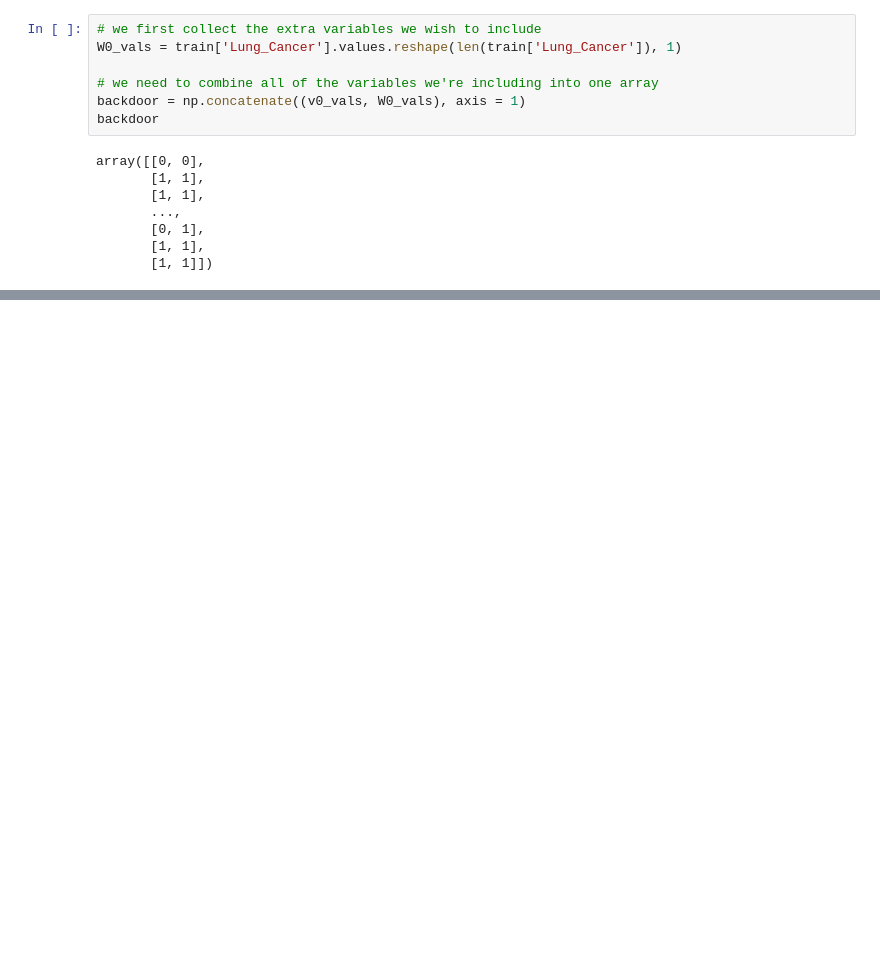
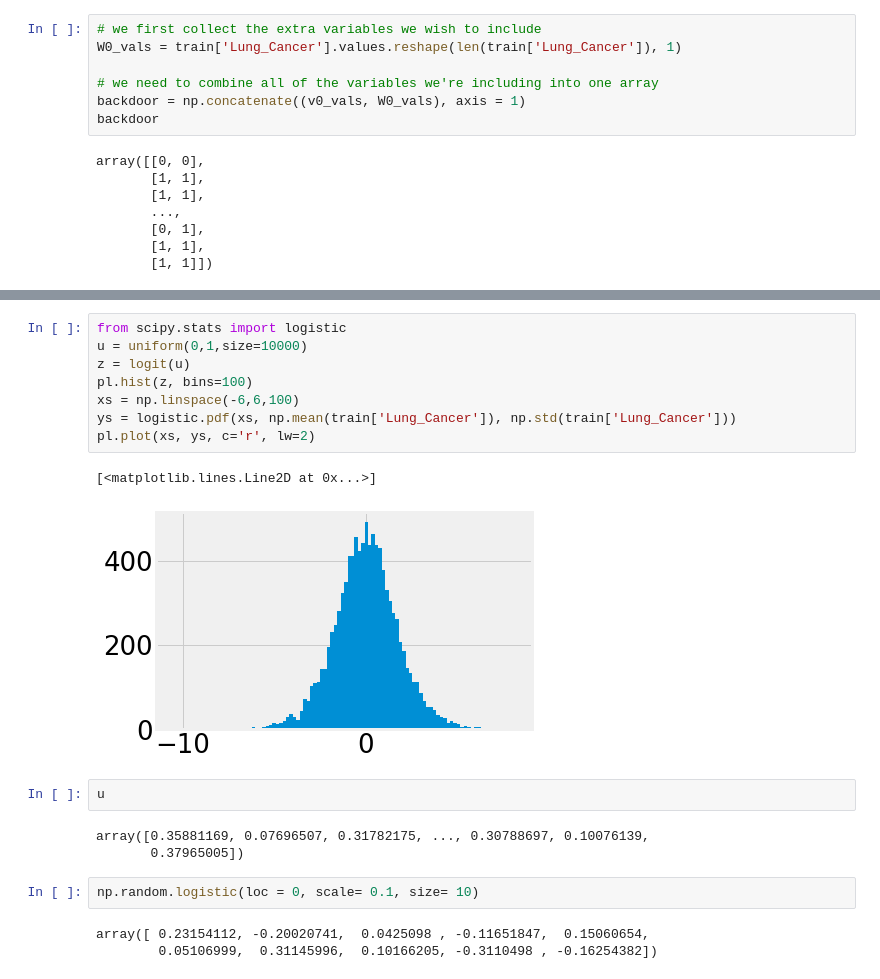
Before and after one commit to keerthybalan/CausalDS_LUCAS, a Jupyter notebook: LogRegData.ipynb, the cells around one changed output, grey strips where cells are left out. Cells and saved outputs as stored; diff of their text form; blank space fills up the shorter version.

```diff
--- a/LogRegData.ipynb
+++ b/LogRegData.ipynb
@@ -286,0 +501,21 @@ log_regressor.score(train[['Coughing', 'Lung_Cancer']], train['Coughing'])
+# %%
+from scipy.stats import logistic
+u = uniform(0,1,size=10000)
+z = logit(u)
+pl.hist(z, bins=100)
+xs = np.linspace(-6,6,100)
+ys = logistic.pdf(xs, np.mean(train['Lung_Cancer']), np.std(train['Lung_Cancer']))
+pl.plot(xs, ys, c='r', lw=2)
+# %% [output]
+[<matplotlib.lines.Line2D at 0x...>]
+[figure, added]
+# %%
+u
+# %% [output]
+array([0.35881169, 0.07696507, 0.31782175, ..., 0.30788697, 0.10076139,
+       0.37965005])
+# %%
+np.random.logistic(loc = 0, scale= 0.1, size= 10)
+# %% [output]
+array([ 0.23154112, -0.20020741,  0.0425098 , -0.11651847,  0.15060654,
+        0.05106999,  0.31145996,  0.10166205, -0.3110498 , -0.16254382])
```
Also changed, not shown: parts of 40 cells of this notebook.
